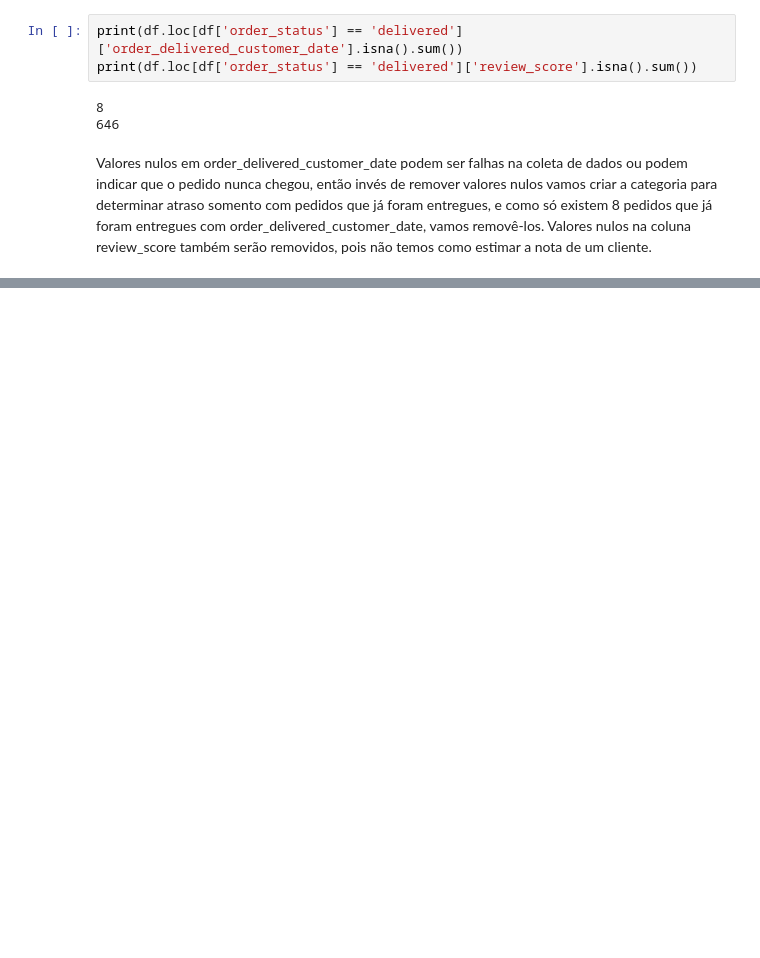
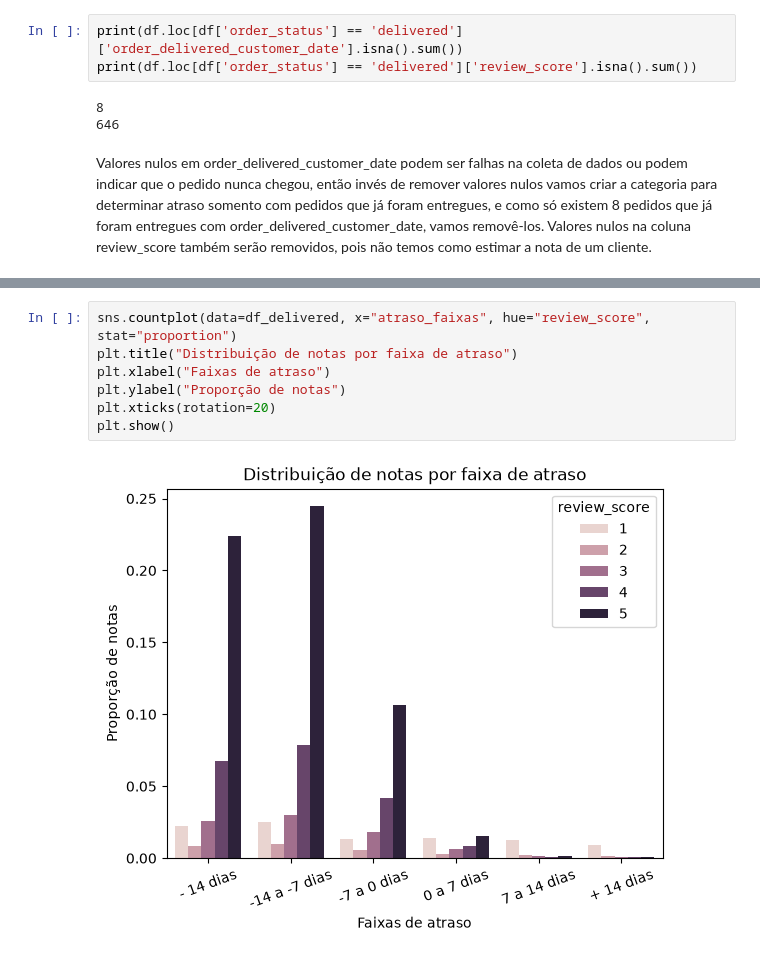
Before and after one commit to teto1034/Insper-Data-CB-Sprint-1, a Jupyter notebook: E-commerce atraso na entrega e avaliação do cliente.ipynb, the cells around one changed output, grey strips where cells are left out. Saved outputs shown, nothing was run; the diff lists cells and outputs as text; blank space fills up the shorter version.

```diff
--- a/E-commerce atraso na entrega e avaliação do cliente.ipynb
+++ b/E-commerce atraso na entrega e avaliação do cliente.ipynb
@@ -115,0 +246,9 @@ display(df_delivered.head())
+# %%
+sns.countplot(data=df_delivered, x="atraso_faixas", hue="review_score", stat="proportion")
+plt.title("Distribuição de notas por faixa de atraso")
+plt.xlabel("Faixas de atraso")
+plt.ylabel("Proporção de notas")
+plt.xticks(rotation=20)
+plt.show()
+# %% [output]
+[figure, added]
```
Also changed, not shown: parts of 25 cells of this notebook.
